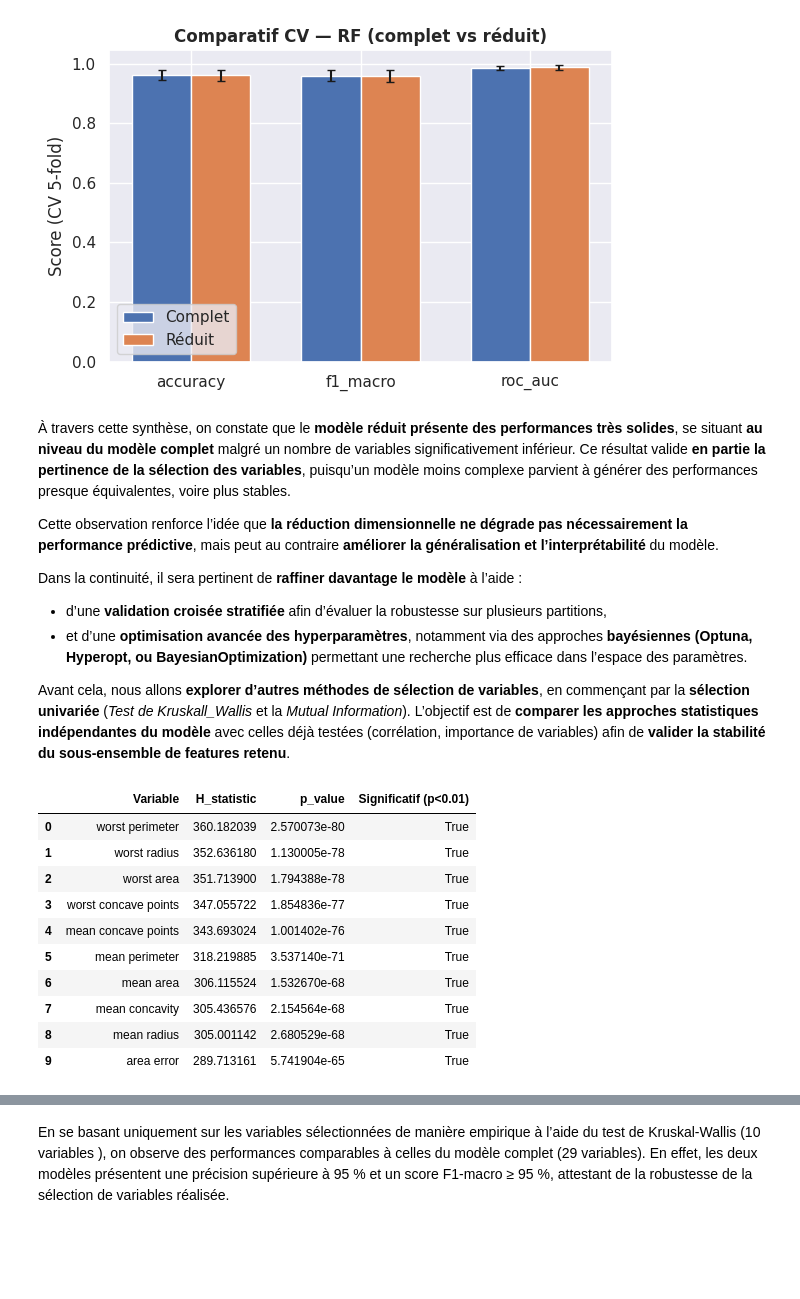
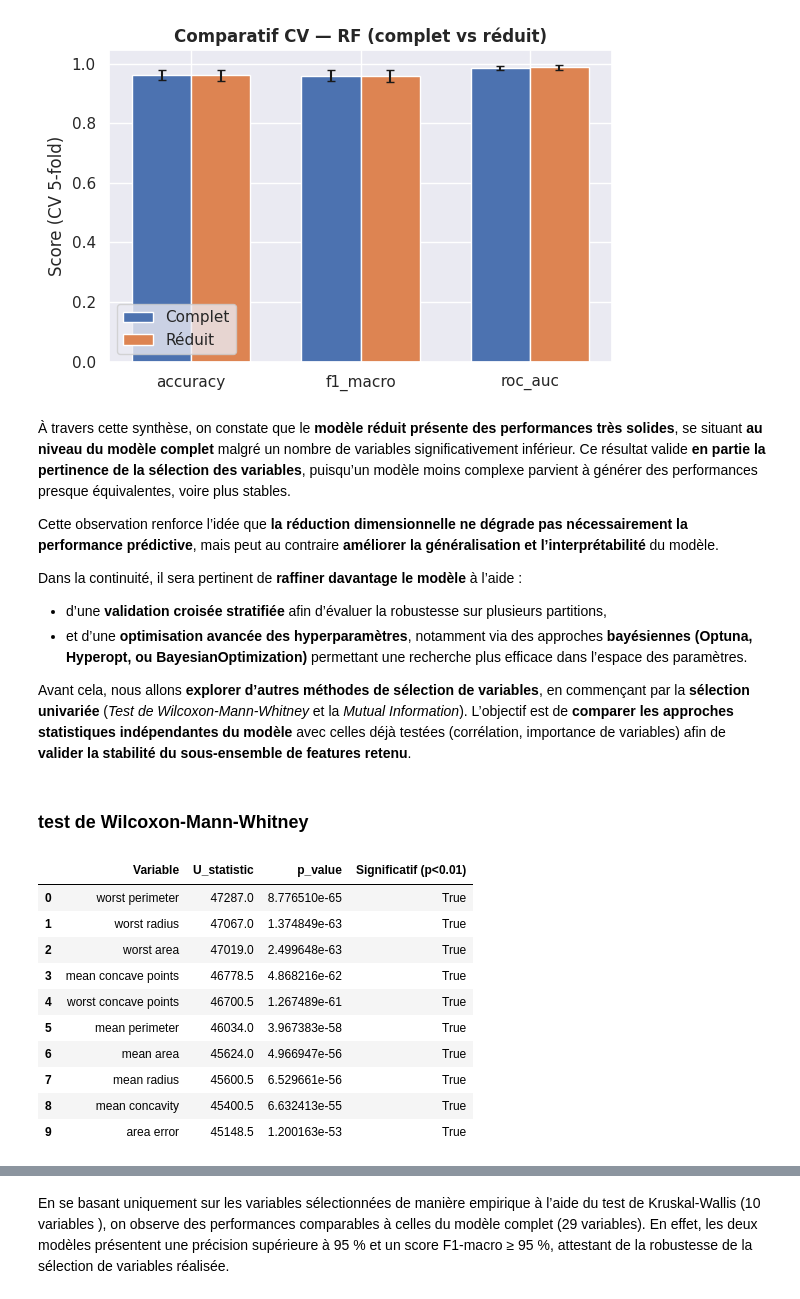
Before and after one commit to LIONPANJSHIR/ML, a Jupyter notebook: Breast_cancer.ipynb, the cells around one changed output, grey strips where cells are left out. Cells and saved outputs as stored; diff of their text form; code cells hidden in the pictures; blank space fills up the shorter version.

```diff
--- a/Breast_cancer.ipynb
+++ b/Breast_cancer.ipynb
@@ -850,7 +874,7 @@ Dans la continuité, il sera pertinent de **raffiner davantage le modèle** à l
 * d’une **validation croisée stratifiée** afin d’évaluer la robustesse sur plusieurs partitions,
 * et d’une **optimisation avancée des hyperparamètres**, notamment via des approches **bayésiennes (Optuna, Hyperopt, ou BayesianOptimization)** permettant une recherche plus efficace dans l’espace des paramètres.
 
-Avant cela, nous allons **explorer d’autres méthodes de sélection de variables**, en commençant par la **sélection univariée** (*Test de Kruskall_Wallis* et la  *Mutual Information*).
+Avant cela, nous allons **explorer d’autres méthodes de sélection de variables**, en commençant par la **sélection univariée** (*Test de Wilcoxon-Mann-Whitney* et la  *Mutual Information*).
 L’objectif est de **comparer les approches statistiques indépendantes du modèle** avec celles déjà testées (corrélation, importance de variables) afin de **valider la stabilité du sous-ensemble de features retenu**.
 # %%
 # from sklearn.model_selection import StratifiedKFold, RandomizedSearchCV
@@ -875,56 +899,66 @@ L’objectif est de **comparer les approches statistiques indépendantes du mod
 #                                 random_state=10, n_jobs=-1, verbose=1)
 # search_red.fit(X1, y1)
 # print("Best (réduit):", search_red.best_score_, search_red.best_params_)
+# %% [markdown]
+### test de Wilcoxon-Mann-Whitney
 # %%
+from scipy.stats import mannwhitneyu
+import pandas as pd
+import numpy as np
 
-from scipy.stats import kruskal
+def mannwhitney_feature_test(X: pd.DataFrame, y: pd.Series, alpha: float = 0.01) -> pd.DataFrame:
+    """
+    Applique le test de Mann–Whitney U pour chaque variable numérique de X
+    entre deux groupes définis par y (binaire).
 
-### Fonction non sur mésure elle peut etre réutilisables
+    Paramètres :
+        X : DataFrame des features numériques
+        y : Série binaire (0/1)
+        alpha : seuil de signification (par défaut 1%)
 
-def kruskal_feature_test(X: pd.DataFrame, y: pd.Series) -> pd.DataFrame:
-    """
-    Applique le test de Kruskal-Wallis pour chaque variable numérique de X
-    selon les groupes de y.
-
-    Retourne un DataFrame avec la statistique H et la p-value.
+    Retourne :
+        DataFrame avec la statistique U, p-value et significativité.
     """
     results = []
     classes = np.unique(y)
+    if len(classes) != 2:
+        raise ValueError("Le test de Mann–Whitney s'applique uniquement à deux groupes (binaire).")
 
+    group1, group2 = classes
     for col in X.select_dtypes(include=[np.number]).columns:
-        # Créer des sous-échantillons par classe
-        groups = [X.loc[y == c, col].dropna() for c in classes]
+        g1 = X.loc[y == group1, col].dropna()
+        g2 = X.loc[y == group2, col].dropna()
 
-        # Vérifier que chaque classe a au moins 5 observations
-        if any(len(g) < 5 for g in groups):
+        # Vérifier qu’on a assez d’observations
+        if len(g1) < 5 or len(g2) < 5:
             continue
 
         try:
-            H, p = kruskal(*groups)
-            results.append({"Variable": col, "H_statistic": H, "p_value": p})
+            U, p = mannwhitneyu(g1, g2, alternative="two-sided")
+            results.append({"Variable": col, "U_statistic": U, "p_value": p})
         except Exception as e:
-            results.append({"Variable": col, "H_statistic": np.nan, "p_value": np.nan})
+            results.append({"Variable": col, "U_statistic": np.nan, "p_value": np.nan})
 
-    df_krus = pd.DataFrame(results).dropna().sort_values("p_value", ascending=True)
-    # j'ai choisie un risque alpha de 1% pour affiné le test
-    df_krus["Significatif (p<0.01)"] = df_krus["p_value"] < 0.01
-    return df_krus.reset_index(drop=True)
+    df_mw = pd.DataFrame(results).dropna().sort_values("p_value", ascending=True)
+    df_mw[f"Significatif (p<{alpha})"] = df_mw["p_value"] < alpha
+    return df_mw.reset_index(drop=True)
 
 
-df_krus = kruskal_feature_test(X, y)
-display(df_krus.head(10))
+# --- Exemple d’utilisation ---
+df_mw = mannwhitney_feature_test(X_train_full, y_train, alpha=0.01)
+display(df_mw.head(10))
 # %% [output]
-|  | Variable | H_statistic | p_value | Significatif (p<0.01) |
-| 0 | worst perimeter | 360.182039 | 2.570073e-80 | True |
-| 1 | worst radius | 352.636180 | 1.130005e-78 | True |
-| 2 | worst area | 351.713900 | 1.794388e-78 | True |
-| 3 | worst concave points | 347.055722 | 1.854836e-77 | True |
-| 4 | mean concave points | 343.693024 | 1.001402e-76 | True |
-| 5 | mean perimeter | 318.219885 | 3.537140e-71 | True |
-| 6 | mean area | 306.115524 | 1.532670e-68 | True |
-| 7 | mean concavity | 305.436576 | 2.154564e-68 | True |
-| 8 | mean radius | 305.001142 | 2.680529e-68 | True |
-| 9 | area error | 289.713161 | 5.741904e-65 | True |
+|  | Variable | U_statistic | p_value | Significatif (p<0.01) |
+| 0 | worst perimeter | 47287.0 | 8.776510e-65 | True |
+| 1 | worst radius | 47067.0 | 1.374849e-63 | True |
+| 2 | worst area | 47019.0 | 2.499648e-63 | True |
+| 3 | mean concave points | 46778.5 | 4.868216e-62 | True |
+| 4 | worst concave points | 46700.5 | 1.267489e-61 | True |
+| 5 | mean perimeter | 46034.0 | 3.967383e-58 | True |
+| 6 | mean area | 45624.0 | 4.966947e-56 | True |
+| 7 | mean radius | 45600.5 | 6.529661e-56 | True |
+| 8 | mean concavity | 45400.5 | 6.632413e-55 | True |
+| 9 | area error | 45148.5 | 1.200163e-53 | True |
 # %%
 # # # ---------------------------------------------------
 # # # 0) Préparation : X (complet), X1 (réduit), y
```
Also changed, not shown: parts of 6 cells of this notebook.
